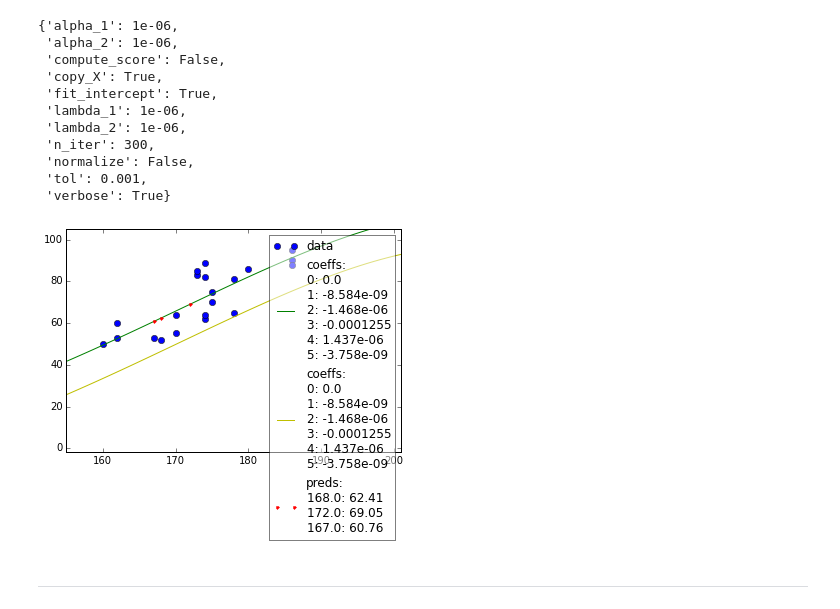
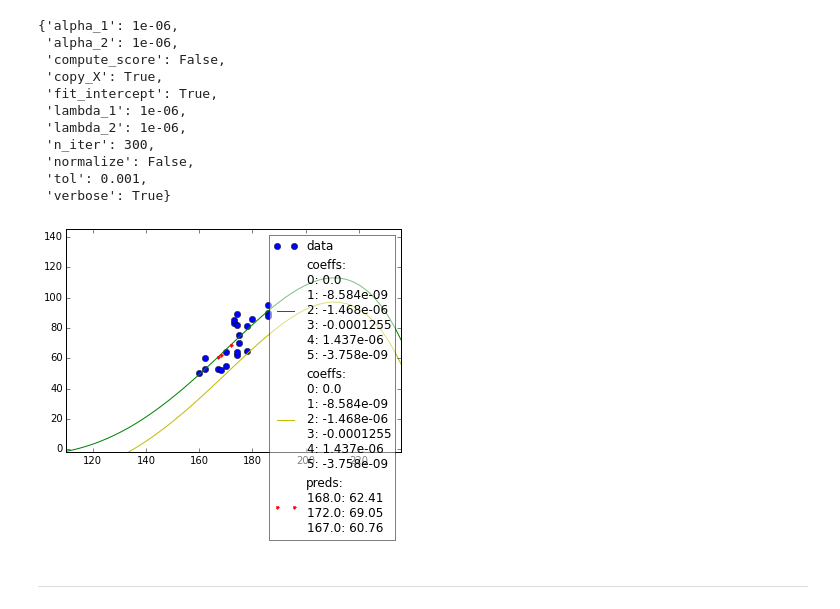
Before and after one commit to motjuste/patt-rex, a Jupyter notebook: task-2.3-demo.ipynb, the cells around one changed output. Cells and saved outputs as stored; diff of their text form; code cells hidden in the pictures.

```diff
--- a/task-2.3-demo.ipynb
+++ b/task-2.3-demo.ipynb
@@ -27,7 +27,7 @@ d = 5
 
 hnv = polyvander(hn, d)
 # %%
-clf = BayesianRidge(verbose=True)
+clf = BayesianRidge(verbose=True, lambda_1=1.e-6, lambda_2=1.e-6)
 clf.fit(hnv, wn)
 # %% [output]
 Convergence after  3  iterations
@@ -64,37 +65,37 @@ clf.get_params()
 # %%
 fig = plt.figure()
 axs = fig.add_subplot(111)
 
 # limits for the axes
 HW_ = np.vstack((hs, ws))  # only the measurements; data is col-wise
 xmin, ymin = HW_.min(axis=1)
 xmax, ymax = HW_.max(axis=1)
 
-xlim = [xmin-5, xmax+15]  # purely for looks
-ylim = [-2, ymax+10]
+xlim = [xmin-50, xmax+50]  # purely for looks
+ylim = [-2, ymax+50]
 
 # generate data for the fitted solution
-h = np.linspace(hn.min()-5, hn.max()+15)
+h = np.linspace(hn.min()-50, hn.max()+50)
 h_ = polyvander(h, d)
 w = clf.predict(h_)
 
 ww = np.dot(h_, W)
 
 plt_rex.plot2d(HW_new, colwise_data=True, hatch='bo', x_lim=xlim, y_lim=ylim,
                show=False, axs=axs, plotlabel="data")
 
 plt_label = "coeffs:\n" + "\n".join("{}: {:.4}".format(*c) for c in enumerate(W))
 plt_rex.plot2d(np.vstack((h, w)), colwise_data=True, hatch='g',
                show=False, axs=axs, plotlabel=plt_label)
 
 plt_rex.plot2d(np.vstack((h, ww)), colwise_data=True, hatch='y',
                show=False, axs=axs, plotlabel=plt_label)
 
 plt_label = "preds:\n" + "\n".join("{}: {:.4}".format(*c) for c in zip(H_unknown, w_pred))
 plt_rex.plot2d(np.vstack((H_unknown, w_pred)), colwise_data=True, hatch='r.',
                show=False, axs=axs, plotlabel=plt_label)
 # %% [output]
-[figure, old version]
+[figure, new version]
 # %% [markdown]
 ***
 # %%
```
Also changed, not shown: parts of 5 cells of this notebook, 2 other files.
